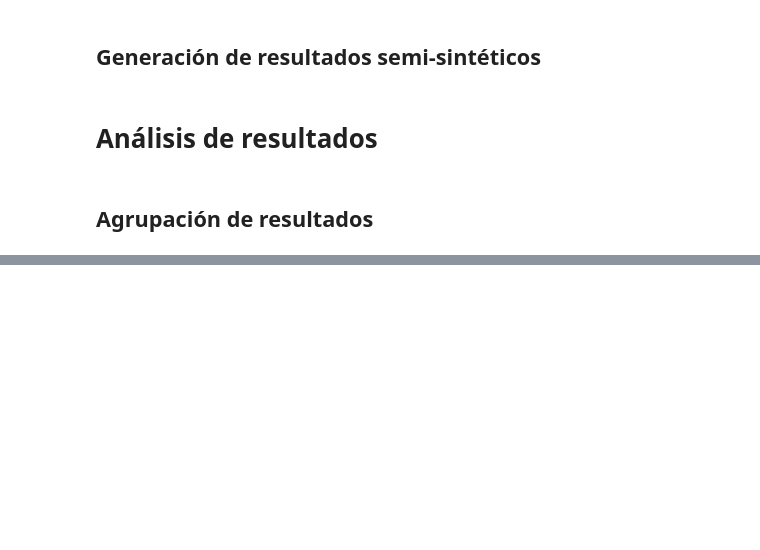
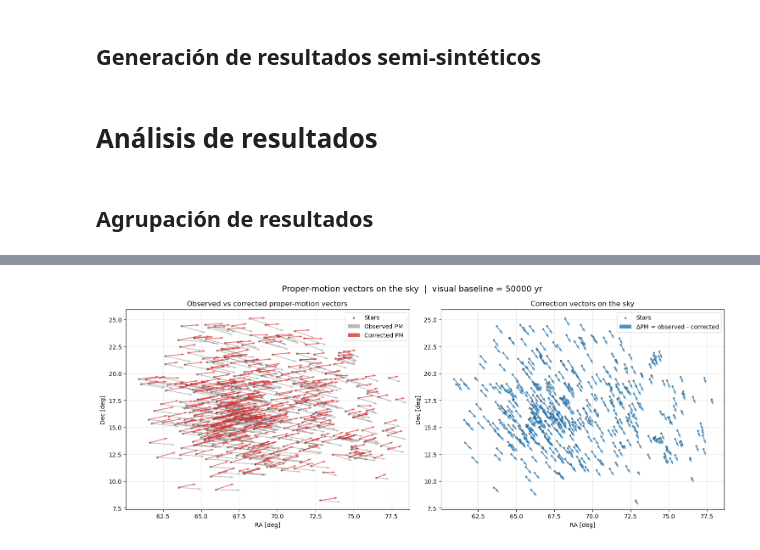
Before and after one commit to nicolasbojacarojas/clusterization_project, a Jupyter notebook: dev/pasantia/simulation_comparison/comparison.ipynb, the cells around one changed output, grey strips where cells are left out. Saved outputs shown, nothing was run; the diff lists cells and outputs as text; code cells hidden in the pictures; blank space fills up the shorter version.

```diff
--- a/dev/pasantia/simulation_comparison/comparison.ipynb
+++ b/dev/pasantia/simulation_comparison/comparison.ipynb
@@ -598,0 +861,18 @@ boot_df    : bootstrap apex table
+# %%
+plot_pm_vectors_on_sky(
+    result_hyades_classic_solar["data"],
+    ra_col="ra",
+    dec_col="dec",
+    pmra_col="pmra",
+    pmdec_col="pmdec",
+    pmra_corr_col="pmra_corr",
+    pmdec_corr_col="pmdec_corr",
+    years=50000,
+    max_stars=1000,
+    random_state=42,
+    figsize=(15, 6),
+    title="Proper-motion vectors on the sky",
+    save_path=None,
+)
+# %% [output]
+[figure, added]
```
Also changed, not shown: parts of 20 cells of this notebook, 2 other files.
